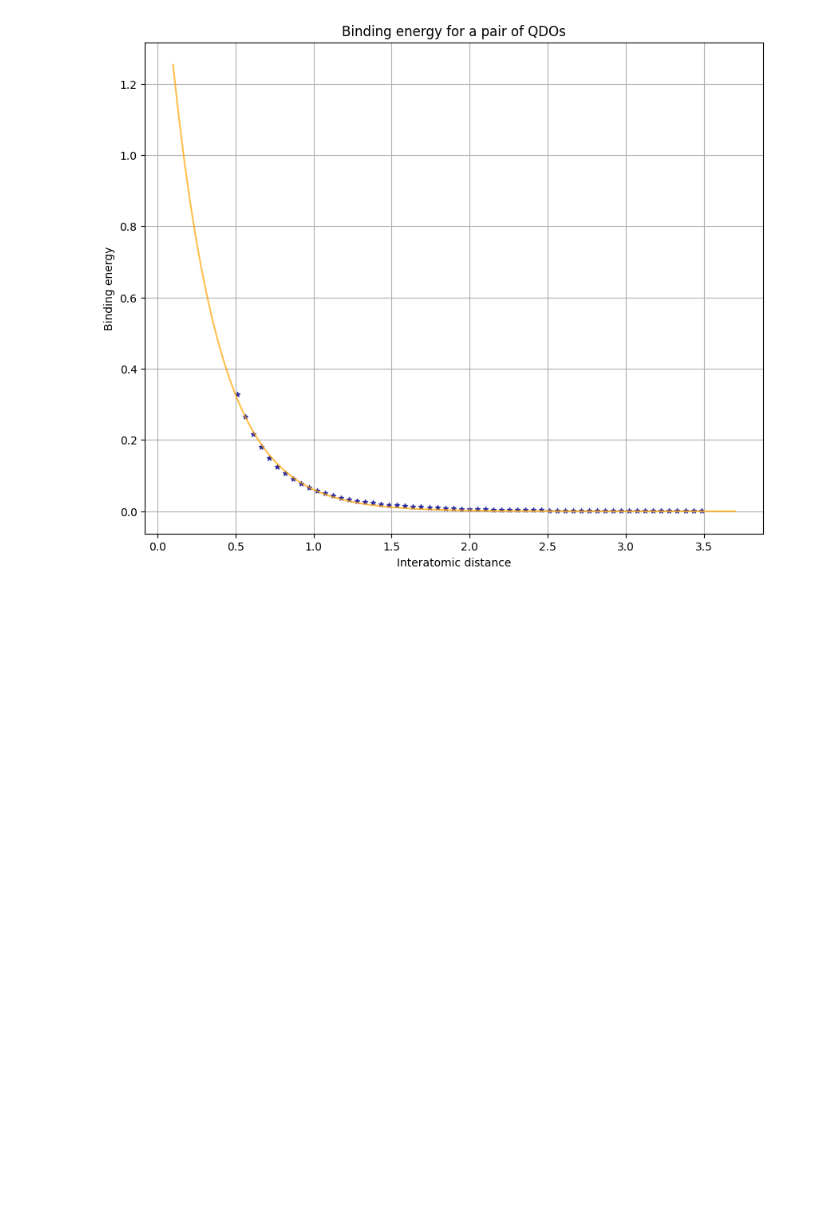
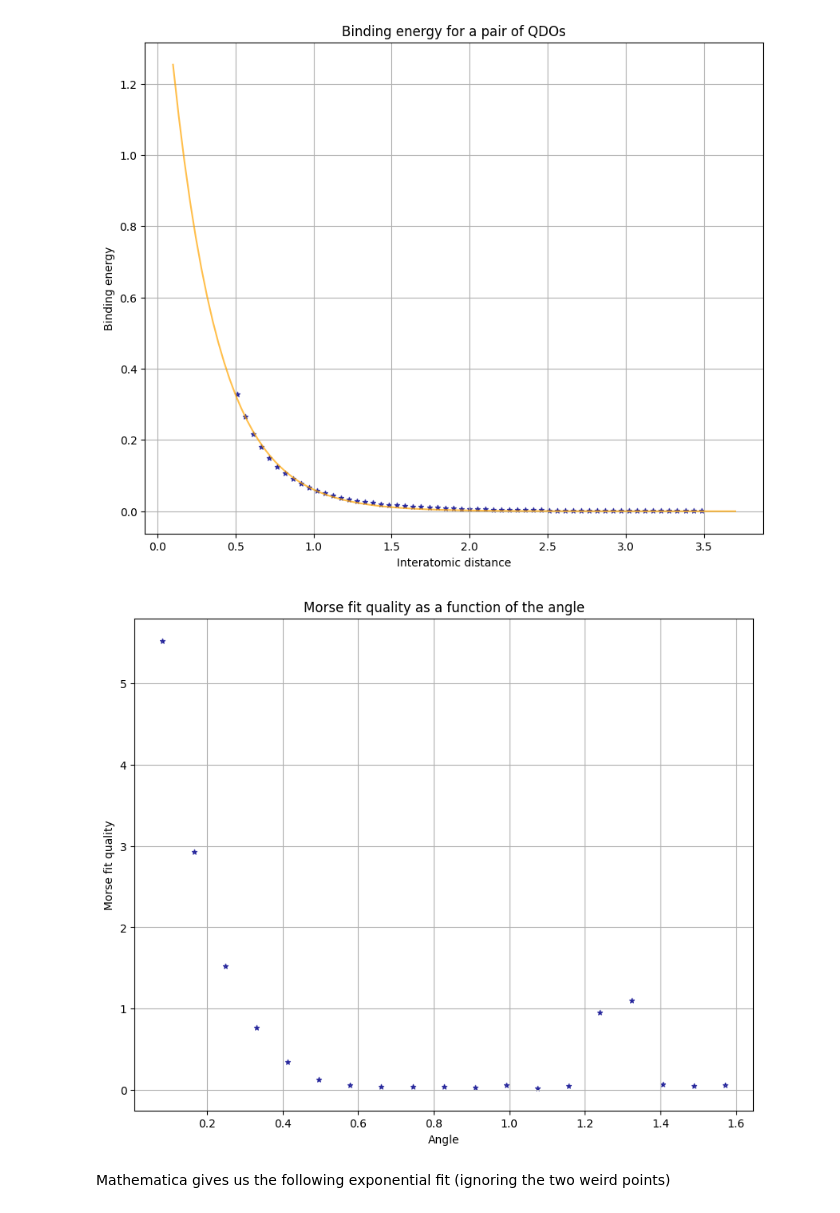
Before and after one commit to MatthieuSarkis/Long-range-intermolecular-interactions-on-a-continuous-variable-quantum-computer, a Jupyter notebook: driver.ipynb, the cells around one changed output. Cells and saved outputs as stored; diff of their text form; code cells hidden in the pictures; blank space fills up the shorter version.

```diff
--- a/driver.ipynb
+++ b/driver.ipynb
@@ -340,6 +344,9 @@ startingDistance = [1, 2, 3, 5, 7, 8, 10, 12, 15, 18, 24, 22, 18, 17, 17, 16, 21
 from math import exp
 
 def interpolation(r, angle_idx):
+    r'''
+    These are the Morse potential fit obtained in Mathematica
+    '''
 
     if angle_idx == 1:
         expr = 5.580390309448237*(exp(-3.0377471897088193*(-0.528669782788294 + r)) - 2/exp(1.5188735948544096*(-0.528669782788294 + r)))
@@ -429,0 +451,31 @@ plot_binding_curve(
+# %%
+fit_quality_list = []
+
+for angle_idx in range(1, thetas.shape[0]):
+    l = loss(
+        distance_array=distances,
+        binding_energy_array=binding_energies,
+        angle_idx=angle_idx
+    )
+
+    fit_quality_list.append(l)
+# %%
+fig, axes = plt.subplots(nrows=1, ncols=1, figsize=(10, 8))
+
+axes.scatter(
+    thetas[1:],
+    fit_quality_list,
+    s=20,
+    c='darkblue',
+    marker='*',
+    alpha=0.7
+)
+
+axes.set_xlabel('Angle')
+axes.set_ylabel('Morse fit quality')
+axes.grid(True)
+axes.set_title('Morse fit quality as a function of the angle')
+plt.show()
+#plt.savefig(save_path, dpi=300, transparent=False, bbox_inches='tight')
+# %% [output]
+[figure, added]
@@ -429,0 +486,2 @@ plot_binding_curve(
+# %% [markdown]
+Mathematica gives us the following exponential fit (ignoring the two weird points)
```
Also changed, not shown: parts of 11 cells of this notebook, 2 other files.
